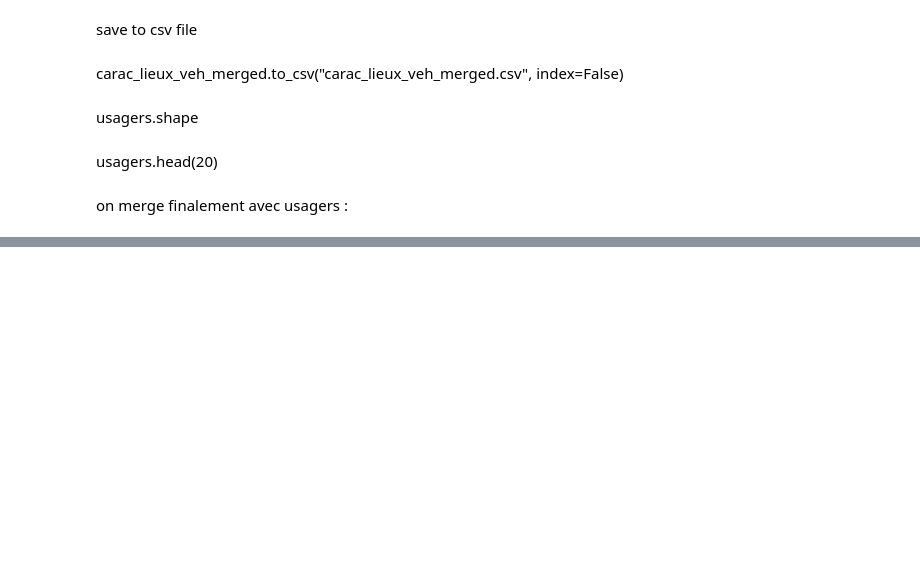
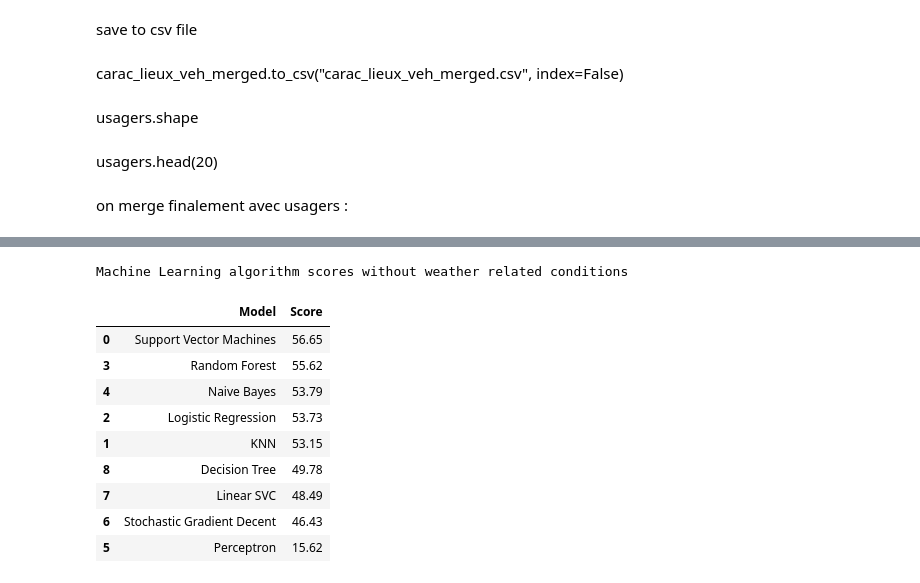
Before and after one commit to Louriz/Big_data_IMT, a Jupyter notebook: accidents-projet.ipynb, the cells around one changed output, grey strips where cells are left out. Drawn from its saved outputs; the diff is of its cells as text; code cells hidden in the pictures; blank space fills up the shorter version.

```diff
--- a/accidents-projet.ipynb
+++ b/accidents-projet.ipynb
@@ -1335,0 +1279,4 @@ on merge finalement avec usagers :
+# %%
+final_data=final_data.replace(0,np.nan)
+# %%
+final_data=final_data.dropna()
@@ -1335,0 +1287,4 @@ on merge finalement avec usagers :
+# %%
+Y=final_data.grav.values
+# %%
+X=final_data.loc[:,final_data.columns!='grav']
@@ -1335,0 +1375,23 @@ on merge finalement avec usagers :
+# %%
+print("Machine Learning algorithm scores without weather related conditions")
+models = pd.DataFrame({
+    'Model': ['Support Vector Machines', 'KNN', 'Logistic Regression',
+              'Random Forest', 'Naive Bayes', 'Perceptron',
+              'Stochastic Gradient Decent', 'Linear SVC',
+              'Decision Tree'],
+    'Score': [acc_svc1, acc_knn1, acc_log1,
+              acc_random_forest1, acc_gaussian1, acc_perceptron1,
+              acc_sgd1, acc_linear_svc1, acc_decision_tree1]})
+models.sort_values(by='Score', ascending=False)
+# %% [output]
+Machine Learning algorithm scores without weather related conditions
+|  | Model | Score |
+| 0 | Support Vector Machines | 56.65 |
+| 3 | Random Forest | 55.62 |
+| 4 | Naive Bayes | 53.79 |
+| 2 | Logistic Regression | 53.73 |
+| 1 | KNN | 53.15 |
+| 8 | Decision Tree | 49.78 |
+| 7 | Linear SVC | 48.49 |
+| 6 | Stochastic Gradient Decent | 46.43 |
+| 5 | Perceptron | 15.62 |
```
Also changed, not shown: parts of 87 cells of this notebook.
